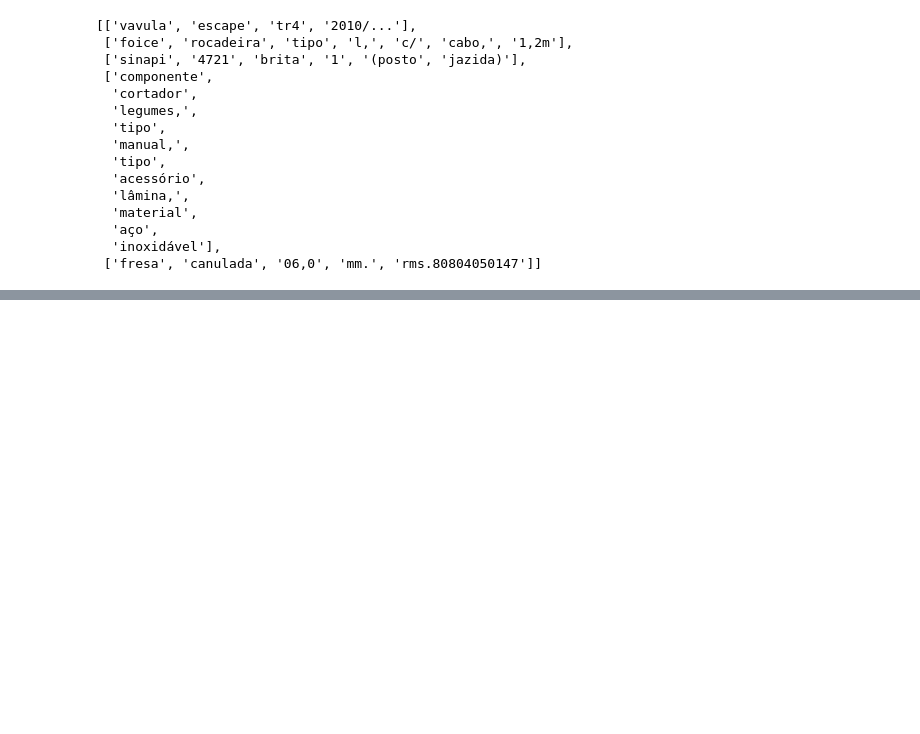
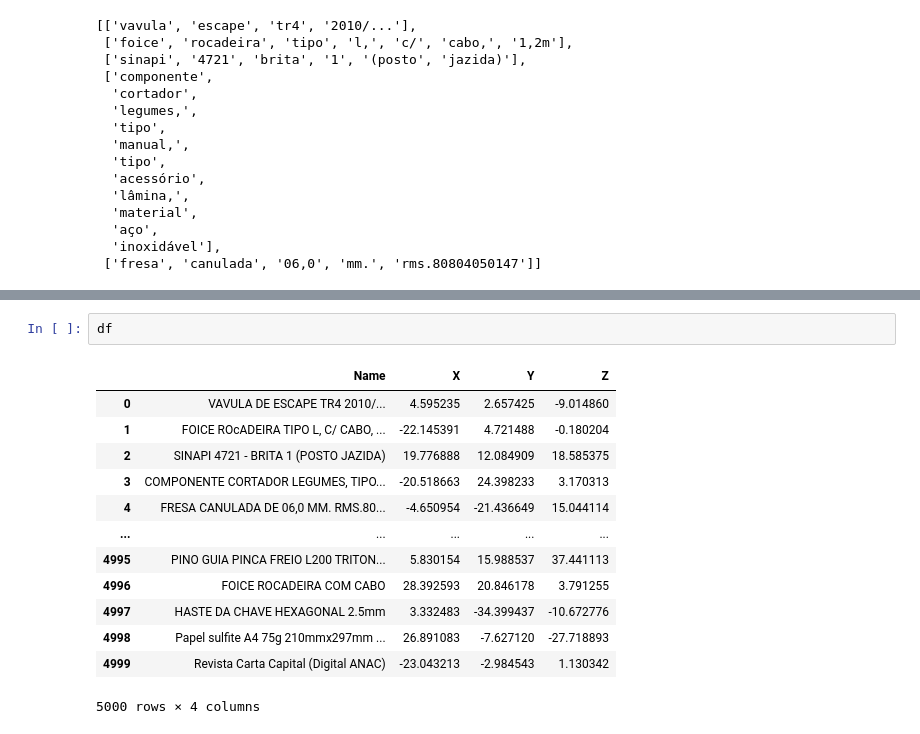
Before and after one commit to mfilipak/AFRAC_IA, a Jupyter notebook: 004_Visualizações_usando_modelo_pré_treinado.ipynb, the cells around one changed output, grey strips where cells are left out. Saved outputs shown, nothing was run; the diff lists cells and outputs as text; blank space fills up the shorter version.

```diff
--- a/004_Visualizações_usando_modelo_pré_treinado.ipynb
+++ b/004_Visualizações_usando_modelo_pré_treinado.ipynb
@@ -311,0 +292,16 @@ fig.show()
+# %%
+df
+# %% [output]
+|  | Name | X | Y | Z |
+| 0 | VAVULA DE ESCAPE TR4 2010/... | 4.595235 | 2.657425 | -9.014860 |
+| 1 | FOICE ROcADEIRA TIPO L, C/ CABO, ... | -22.145391 | 4.721488 | -0.180204 |
+| 2 | SINAPI 4721 - BRITA 1 (POSTO JAZIDA) | 19.776888 | 12.084909 | 18.585375 |
+| 3 | COMPONENTE CORTADOR LEGUMES, TIPO... | -20.518663 | 24.398233 | 3.170313 |
+| 4 | FRESA CANULADA DE 06,0 MM. RMS.80... | -4.650954 | -21.436649 | 15.044114 |
+| ... | ... | ... | ... | ... |
+| 4995 | PINO GUIA PINCA FREIO L200 TRITON... | 5.830154 | 15.988537 | 37.441113 |
+| 4996 | FOICE ROCADEIRA COM CABO | 28.392593 | 20.846178 | 3.791255 |
+| 4997 | HASTE DA CHAVE HEXAGONAL 2.5mm | 3.332483 | -34.399437 | -10.672776 |
+| 4998 | Papel sulfite A4 75g 210mmx297mm ... | 26.891083 | -7.627120 | -27.718893 |
+| 4999 | Revista Carta Capital (Digital ANAC) | -23.043213 | -2.984543 | 1.130342 |
+5000 rows × 4 columns
```
Also changed, not shown: parts of 15 cells of this notebook.
